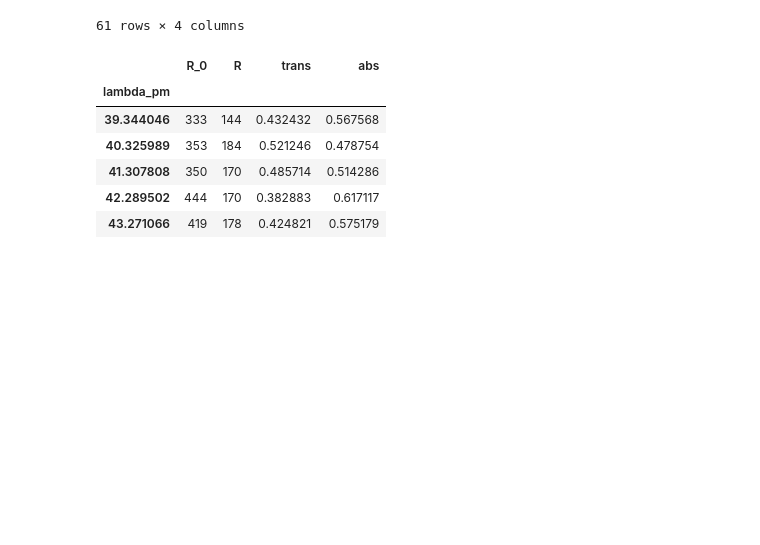
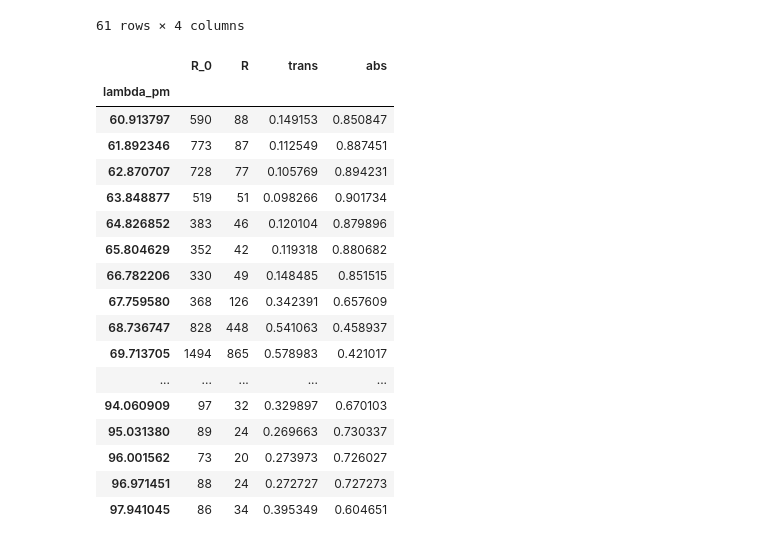
Before and after one commit to henri-climber/AP3, a Jupyter notebook: XST/A9.ipynb, the cells around one changed output. Drawn from its saved outputs; the diff is of its cells as text; code cells hidden in the pictures; blank space fills up the shorter version.

```diff
--- a/XST/A9.ipynb
+++ b/XST/A9.ipynb
@@ -29,20 +29,31 @@ df
 # %%
 a_NACL = 564.02
 
 beta_rad = np.radians(df.index)
 df["lambda_pm"] = a_NACL * np.sin(beta_rad)
 
 df.set_index("lambda_pm", inplace=True)
 
-df.head()
+df[df.index > 60]
 # %% [output]
 |  | R_0 | R | trans | abs |
 | lambda_pm |  |  |  |  |
-| 39.344046 | 333 | 144 | 0.432432 | 0.567568 |
-| 40.325989 | 353 | 184 | 0.521246 | 0.478754 |
-| 41.307808 | 350 | 170 | 0.485714 | 0.514286 |
-| 42.289502 | 444 | 170 | 0.382883 | 0.617117 |
-| 43.271066 | 419 | 178 | 0.424821 | 0.575179 |
+| 60.913797 | 590 | 88 | 0.149153 | 0.850847 |
+| 61.892346 | 773 | 87 | 0.112549 | 0.887451 |
+| 62.870707 | 728 | 77 | 0.105769 | 0.894231 |
+| 63.848877 | 519 | 51 | 0.098266 | 0.901734 |
+| 64.826852 | 383 | 46 | 0.120104 | 0.879896 |
+| 65.804629 | 352 | 42 | 0.119318 | 0.880682 |
+| 66.782206 | 330 | 49 | 0.148485 | 0.851515 |
+| 67.759580 | 368 | 126 | 0.342391 | 0.657609 |
+| 68.736747 | 828 | 448 | 0.541063 | 0.458937 |
+| 69.713705 | 1494 | 865 | 0.578983 | 0.421017 |
+| ... | ... | ... | ... | ... |
+| 94.060909 | 97 | 32 | 0.329897 | 0.670103 |
+| 95.031380 | 89 | 24 | 0.269663 | 0.730337 |
+| 96.001562 | 73 | 20 | 0.273973 | 0.726027 |
+| 96.971451 | 88 | 24 | 0.272727 | 0.727273 |
+| 97.941045 | 86 | 34 | 0.395349 | 0.604651 |
 # %%
 fig, ax = plt.subplots(figsize=(8, 5))
 
```
Also changed, not shown: parts of 2 cells of this notebook.
